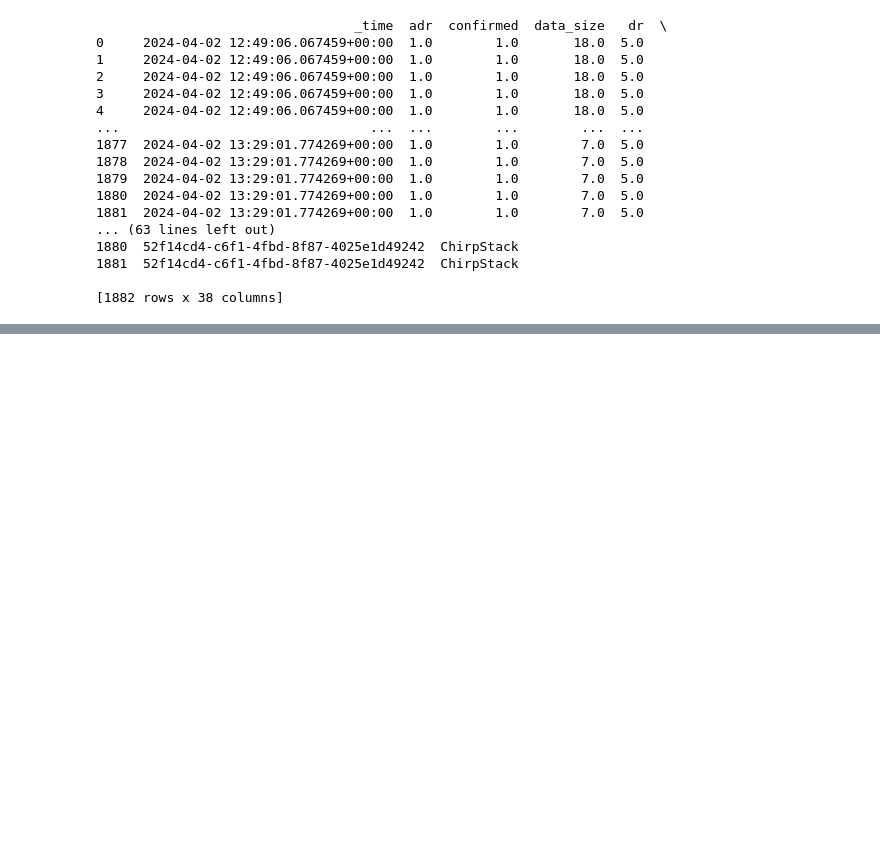
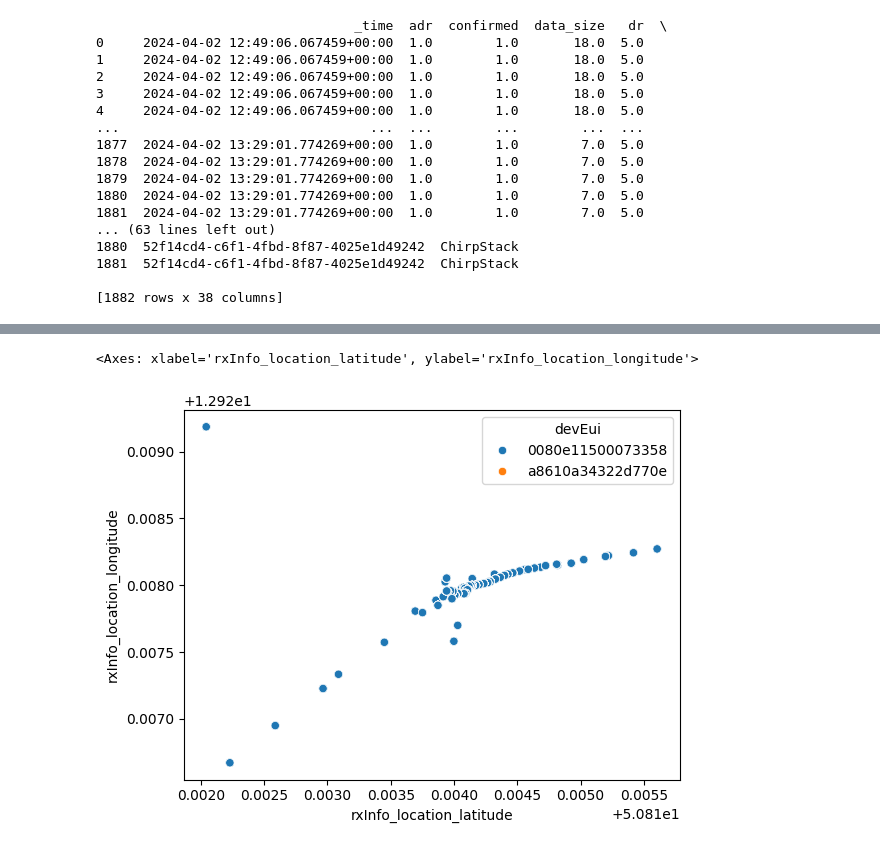
Before and after one commit to sudipbarua/Localization-leveraging-LoRaWAN, a Jupyter notebook: data_preprocess.ipynb, the cells around one changed output, grey strips where cells are left out. Drawn from its saved outputs; the diff is of its cells as text; code cells hidden in the pictures; blank space fills up the shorter version.

```diff
--- a/data_preprocess.ipynb
+++ b/data_preprocess.ipynb
@@ -58,0 +84,7 @@ df_mergeed.to_csv('merged_data.csv', index=0)
+# %%
+import seaborn as sns
+
+sns.scatterplot(data=df_mergeed, x=df_mergeed['rxInfo_location_latitude'], y=df_mergeed['rxInfo_location_longitude'], hue=df_mergeed['devEui'])
+# %% [output]
+<Axes: xlabel='rxInfo_location_latitude', ylabel='rxInfo_location_longitude'>
+[figure, added]
```
Also changed, not shown: parts of 5 cells of this notebook.
